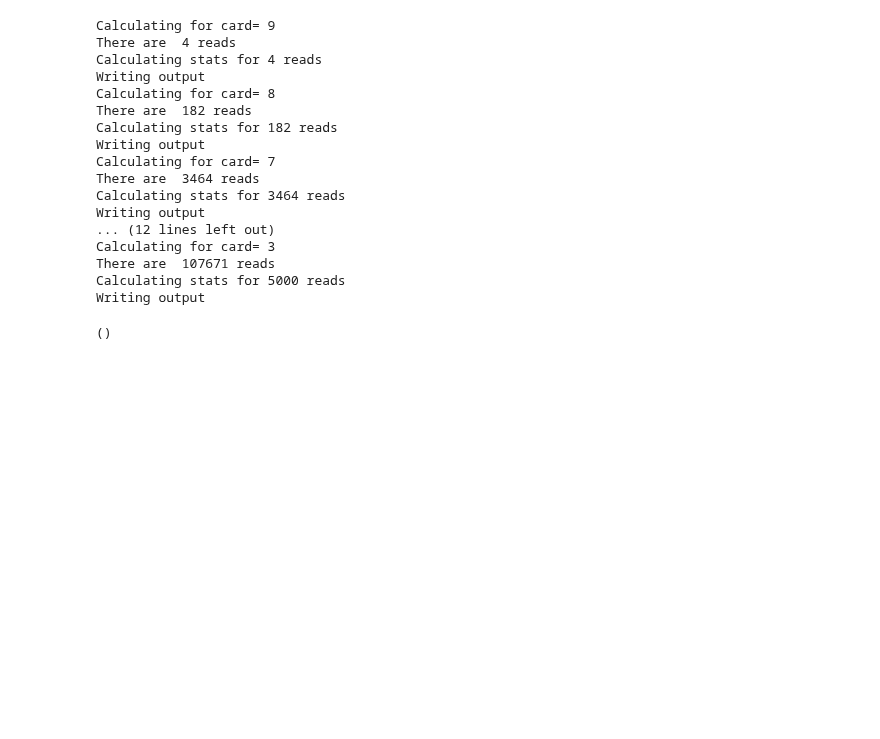
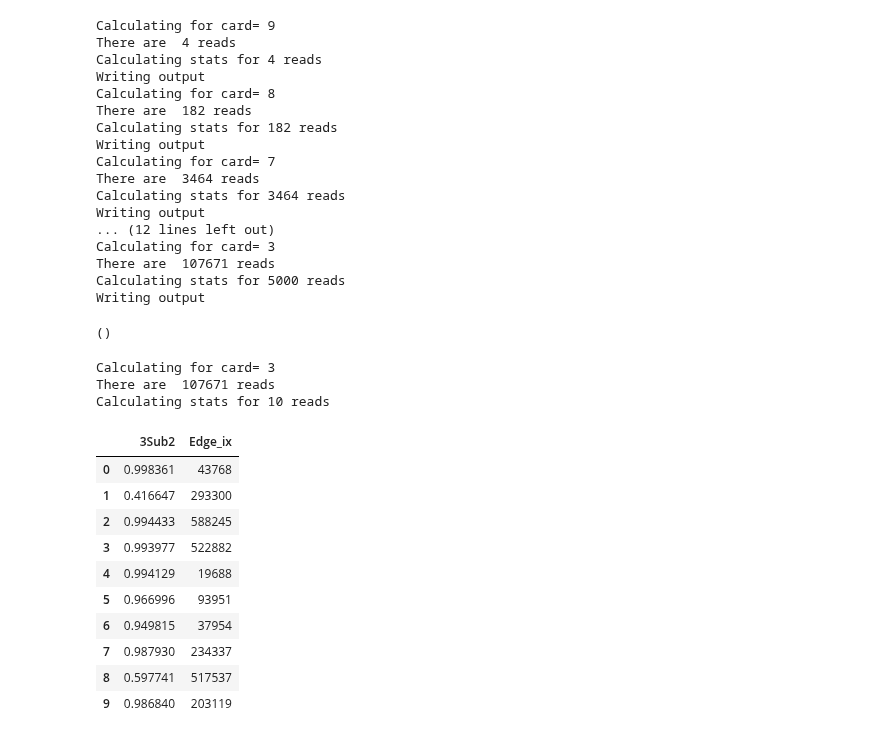
Before and after one commit to noush-joglekar/sporeC_prelim, a Jupyter notebook: scripts/jupyterNB/getMultiwayExpectedProbsByDist.ipynb, the cells around one changed output. Drawn from its saved outputs; the diff is of its cells as text; code cells hidden in the pictures; blank space fills up the shorter version.

Commit message:
added little function for read filtering

```diff
--- a/scripts/jupyterNB/getMultiwayExpectedProbsByDist.ipynb
+++ b/scripts/jupyterNB/getMultiwayExpectedProbsByDist.ipynb
@@ -171,20 +171,29 @@ def statsForAllCardSubsets(card,probHash,toChoose,toPlot,seed):
     for n in range(2,card):
         stats = getStatsPerCard(card,n,probHash,toChoose,toPlot,revised_ixes)
         C1.append(stats[0])
-        C2.append(stats[0])
+        C2.append(stats[1])
     cN = [str(card)+"Sub"+str(i) for i in range(2,card)]
     df1 = pd.DataFrame(C1).T
     df2 = pd.DataFrame(C2).T
     df1.columns = cN
     df2.columns = cN
+    df2['Edge_ix'] = revised_ixes
     return(df1,df2)
+
+def getCutoff(summaryDF,quartile):
+    q = f'{quartile}%'
+    cutoff = pd.Series(summaryDF['mean']).describe()[q]
+    return(cutoff)
 
 def statsForAllReads(keyCard,probHash,toChoose,toPlot,plotScatter,seed):
     """Wrapper for all reads"""
     for card in range(max(keyCard),3,-1):
         corrStats, cosStats = statsForAllCardSubsets(card,probHash,toChoose,toPlot,seed)
-        summaryCos = pd.DataFrame({'mean':cosStats.mean(axis = 1),'sem':cosStats.sem(axis = 1)})
-        summaryCorr = pd.DataFrame({'mean':corrStats.mean(axis = 1),'sem':corrStats.sem(axis = 1)})
+        summaryCos = cosStats.filter(like="Sub").agg((np.mean,np.std),axis = 1)
+        summaryCorr = corrStats.filter(like="Sub").agg((np.mean,np.std),axis = 1)
+        cosCutoff = getCutoff(summaryCos,25)
+        status = [1 if x else 0 for x in (summaryCos['mean'] <= cosCutoff)]
+        cosStats['Status'] = status
         if plotScatter is True:
             plotScatterWithErrorBars(summaryCos,"CosineSim",card)
             plotScatterWithErrorBars(summaryCorr,"Pearson Corr",card)
@@ -194,7 +203,10 @@ def statsForAllReads(keyCard,probHash,toChoose,toPlot,plotScatter,seed):
         cosStats.to_csv(f'{outDir}/cosineSim_card{card}.csv',sep = "\t",index=False)
     for card in [3]:
         corrStats, cosStats = statsForAllCardSubsets(card,probHash,toChoose,toPlot,seed)
-        plotSimilarityHist(corrStats,cosStats,card)
+        cosCutoff = getCutoff(summaryCos,25)
+        status = [1 if x else 0 for x in (summaryCos['mean'] <= cosCutoff)]
+        cosStats['Status'] = status
+        plotSimilarityHist(corrStats['3Sub2'],cosStats['3Sub2'],card)
         print("Writing output")
         corrStats.to_csv(f'{outDir}/correlation_card{card}.csv',sep = "\t",index=False)
         cosStats.to_csv(f'{outDir}/cosineSim_card{card}.csv',sep = "\t",index=False)
@@ -402,3 +407,23 @@ There are  107671 reads
 Calculating stats for 5000 reads
 Writing output
 ()
+# %%
+corrStats, cosStats = statsForAllCardSubsets(3,probHash,10,False,1)
+# %% [output]
+Calculating for card= 3
+There are  107671 reads
+Calculating stats for 10 reads
+# %%
+cosStats
+# %% [output]
+|  | 3Sub2 | Edge_ix |
+| 0 | 0.998361 | 43768 |
+| 1 | 0.416647 | 293300 |
+| 2 | 0.994433 | 588245 |
+| 3 | 0.993977 | 522882 |
+| 4 | 0.994129 | 19688 |
+| 5 | 0.966996 | 93951 |
+| 6 | 0.949815 | 37954 |
+| 7 | 0.987930 | 234337 |
+| 8 | 0.597741 | 517537 |
+| 9 | 0.986840 | 203119 |
```
Also changed, not shown: parts of 3 cells of this notebook, 2 other files.
